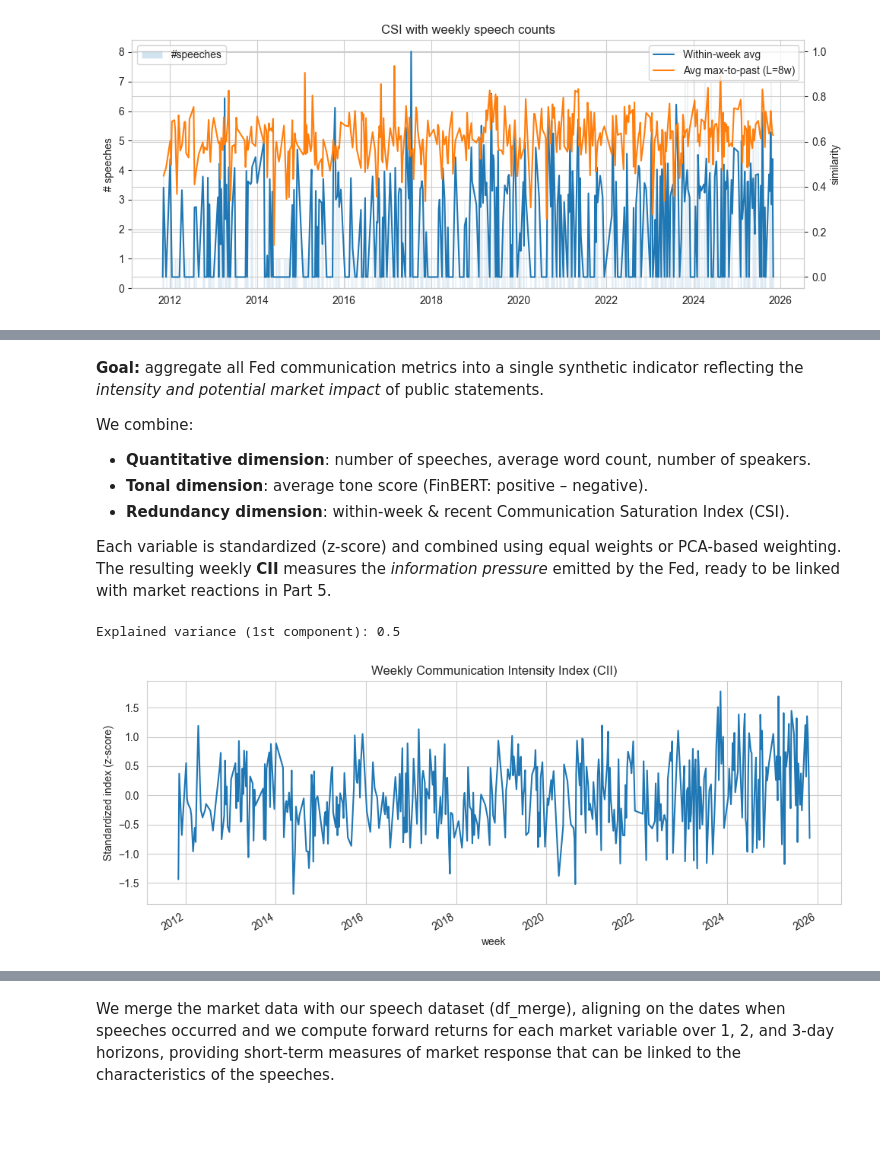
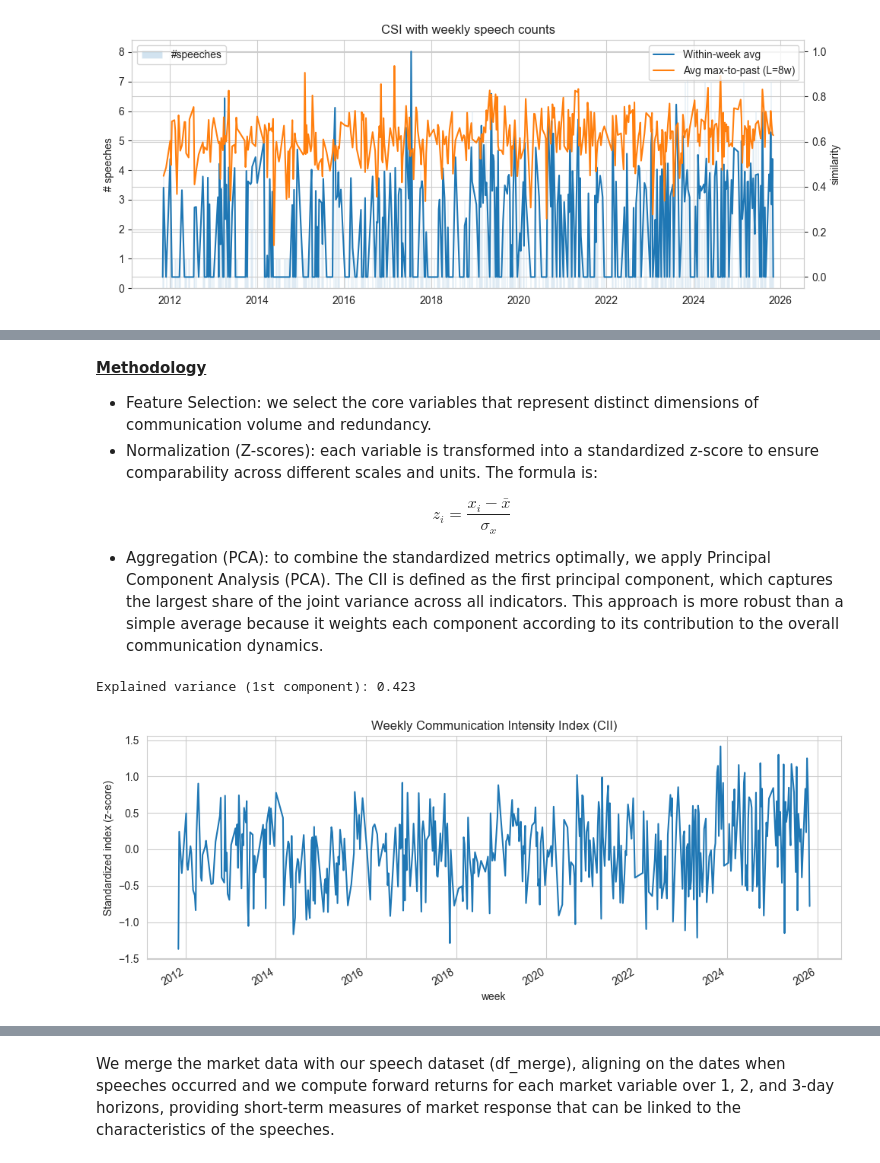
Before and after one commit to nonnen96/fed-communication-saturation, a Jupyter notebook: work_new_version .ipynb, the cells around one changed output, grey strips where cells are left out. Drawn from its saved outputs; the diff is of its cells as text; code cells hidden in the pictures; blank space fills up the shorter version.

```diff
--- a/work_new_version .ipynb
+++ b/work_new_version .ipynb
@@ -28,7 +28,7 @@ PACKAGE_MAP = {
 # Required pip package names
 REQUIRED_PACKAGES = [
     "pandas", "numpy", "matplotlib", "seaborn", "nltk", "scikit-learn",
-    "sentence-transformers", "transformers", "torch", "torchvision", "torchaudio",
+    "sentence-transformers", "transformers",
     "yfinance", "selenium", "webdriver-manager", "requests", "beautifulsoup4",
     "umap-learn", "statsmodels"
 ]
@@ -699,10 +722,4 @@ Before diving into complex semantic modeling, a simple lexical analysis helps re
 # %%
-nltk.download('stopwords')
-
-speeches = pd.read_csv("fed_speeches.csv", parse_dates=["date"]).sort_values("date")
-speeches = speeches.dropna(subset=["text"]).copy()
-speeches = speeches[speeches["text"].str.len() > 30].reset_index(drop=True)
-
 STOPWORDS = set(stopwords.words("english"))                                     # Convert everything to lowercase (case-insensitive analysis)
 def clean_text(txt):
     txt = str(txt).lower()
@@ -712,7 +729,7 @@ def clean_text(txt):
 speeches["tokens"] = speeches["text"].apply(clean_text)
 speeches["year"] = speeches["date"].dt.year
 
-# Top frequent words per year : here, we group all speeches from the same year, merge all their tokens and find the most common words
+# Top frequent words per year : we group all speeches from the same year, merge all their tokens and find the most common words
 def top_words_by_year(df, n=10):
     return (
         df.groupby("year")["tokens"]
@@ -1255,11 +1252,14 @@ The CII is our final synthetic indicator, aggregating multiple communication met
 # %% [markdown]
-**Goal:** aggregate all Fed communication metrics into a single synthetic indicator reflecting the *intensity and potential market impact* of public statements.
+<u><strong>Methodology</strong></u>
+- Feature Selection:
+we select the core variables that represent distinct dimensions of communication volume and redundancy.
+- Normalization (Z-scores):
+each variable is transformed into a standardized z-score to ensure comparability across different scales and units.
+The formula is:
 
-We combine:
-- **Quantitative dimension**: number of speeches, average word count, number of speakers.
-- **Tonal dimension**: average tone score (FinBERT: positive – negative).
-- **Redundancy dimension**: within-week & recent Communication Saturation Index (CSI).
-
-Each variable is standardized (z-score) and combined using equal weights or PCA-based weighting.
-The resulting weekly **CII** measures the *information pressure* emitted by the Fed, ready to be linked with market reactions in Part 5.
+$$z_i = \frac{x_i - \bar{x}}{\sigma_x}$$
+- Aggregation (PCA):
+to combine the standardized metrics optimally, we apply Principal Component Analysis (PCA).
+The CII is defined as the first principal component, which captures the largest share of the joint variance across all indicators.
+This approach is more robust than a simple average because it weights each component according to its contribution to the overall communication dynamics.
 # %%
@@ -1299,12 +1297,6 @@ except Exception:
     print("CSI file not found; you can rerun Part 3 if needed")
     csi_panel = pd.DataFrame(columns=["csi_within_mean","csi_recent_maxavg"])
 # %%
-
-# Prérequis : réutilisation des panels précédents ---
-# panel_weekly : métriques de communication (n_speeches, mean_wordcount, etc.)
-# nlp_weekly   : tone scores (sent_pos_w, sent_neg_w, tone_score_w)
-# csi_panel    : indices de redondance (csi_within_mean, csi_recent_maxavg)
-
 # Fusion propre
 cii_base = (
     panel_weekly
@@ -1313,44 +1305,47 @@ cii_base = (
     .fillna(0)
 )
 
-# Sélection des composantes du CII ---
+cii_base['tone_intensity'] = cii_base['tone_score_w'].abs()
+
+# Sélection des composantes du CII
 features = [
     "n_speeches", "mean_wordcount", "n_speakers",      # Quantitatif
-    "csi_within_mean", "csi_recent_maxavg"            # Redondance
+    "csi_within_mean", "csi_recent_maxavg",            # Redondance
+    "tone_intensity"                                   # Tonal
 ]
 
 cii = cii_base[features].copy()
 
-# Standardisation (z-scores) ---
+# Standardisation (z-scores)
 scaler = StandardScaler()
 cii_z = pd.DataFrame(
     scaler.fit_transform(cii),
     index=cii.index,
     columns=[f"{c}_z" for c in cii.columns]
 )
 
-# Agrégation simple (CII global) ---
+# Agrégation simple (CII global)
 cii_z["CII"] = cii_z.mean(axis=1)
 
 # Option : pondération par PCA (plus robuste)
 try:
     from sklearn.decomposition import PCA
     pca = PCA(n_components=1)
     cii_z["CII_pca"] = pca.fit_transform(cii_z[cii_z.columns[:-1]])
     print("Explained variance (1st component):", round(pca.explained_variance_ratio_[0],3))
 except Exception as e:
     print("PCA not available, fallback to simple mean:", e)
 
 # Visualisation
 plt.figure(figsize=(10,4))
 cii_z["CII"].plot(title="Weekly Communication Intensity Index (CII)")
 plt.ylabel("Standardized index (z-score)")
 plt.tight_layout()
 plt.show()
 
 # Export pour Partie 5
 cii_z.to_csv("cii_weekly.csv")
 # %% [output]
-Explained variance (1st component): 0.5
+Explained variance (1st component): 0.423
-[figure, old version]
+[figure, new version]
 # %% [markdown]
```
Also changed, not shown: parts of 51 cells of this notebook.
